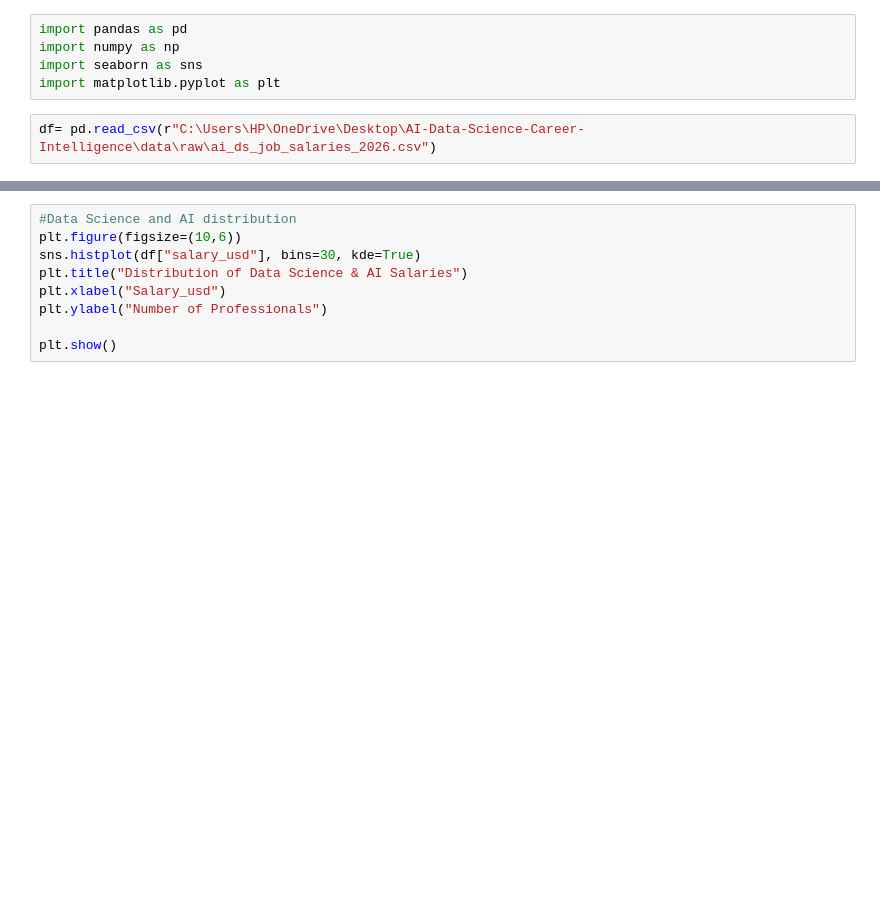
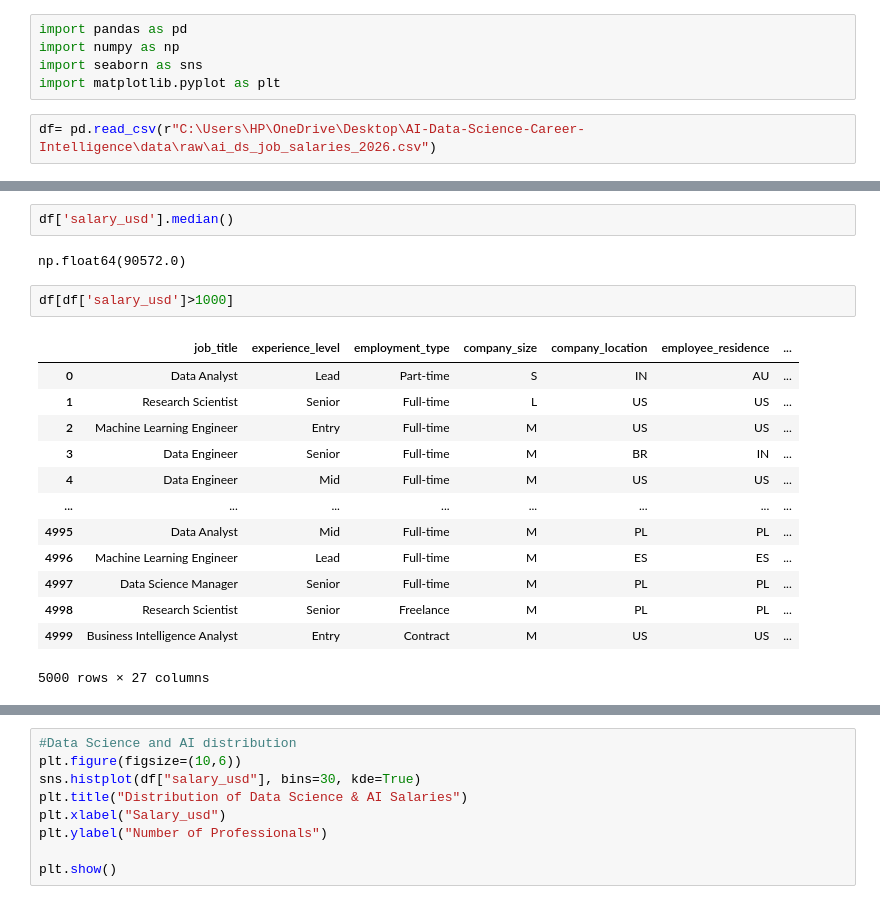
Before and after one commit to ConradNats/ai-data-science-career-intelligence, a Jupyter notebook: notebooks/03_exploratory_data_analysis.ipynb, the cells around one changed output, grey strips where cells are left out. Saved outputs shown, nothing was run; the diff lists cells and outputs as text; blank space fills up the shorter version.

```diff
--- a/notebooks/03_exploratory_data_analysis.ipynb
+++ b/notebooks/03_exploratory_data_analysis.ipynb
@@ -7,0 +46,20 @@ df= pd.read_csv(r"C:\Users\HP\OneDrive\Desktop\AI-Data-Science-Career-Intelligen
+# %%
+df['salary_usd'].median()
+# %% [output]
+np.float64(90572.0)
+# %%
+df[df['salary_usd']>1000]
+# %% [output]
+|  | job_title | experience_level | employment_type | company_size | company_location | employee_residence | ... |
+| 0 | Data Analyst | Lead | Part-time | S | IN | AU | ... |
+| 1 | Research Scientist | Senior | Full-time | L | US | US | ... |
+| 2 | Machine Learning Engineer | Entry | Full-time | M | US | US | ... |
+| 3 | Data Engineer | Senior | Full-time | M | BR | IN | ... |
+| 4 | Data Engineer | Mid | Full-time | M | US | US | ... |
+| ... | ... | ... | ... | ... | ... | ... | ... |
+| 4995 | Data Analyst | Mid | Full-time | M | PL | PL | ... |
+| 4996 | Machine Learning Engineer | Lead | Full-time | M | ES | ES | ... |
+| 4997 | Data Science Manager | Senior | Full-time | M | PL | PL | ... |
+| 4998 | Research Scientist | Senior | Freelance | M | PL | PL | ... |
+| 4999 | Business Intelligence Analyst | Entry | Contract | M | US | US | ... |
+5000 rows × 27 columns
```
Also changed, not shown: parts of 4 cells of this notebook.
